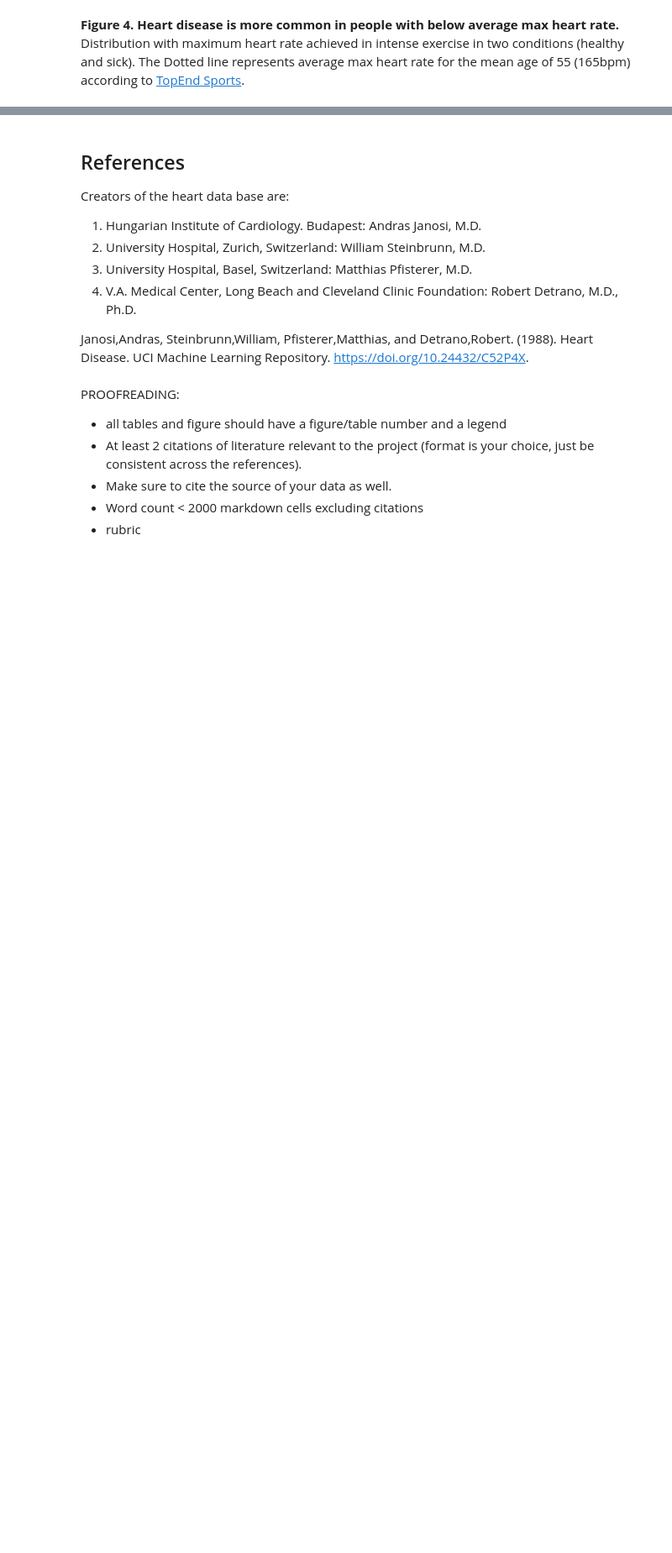
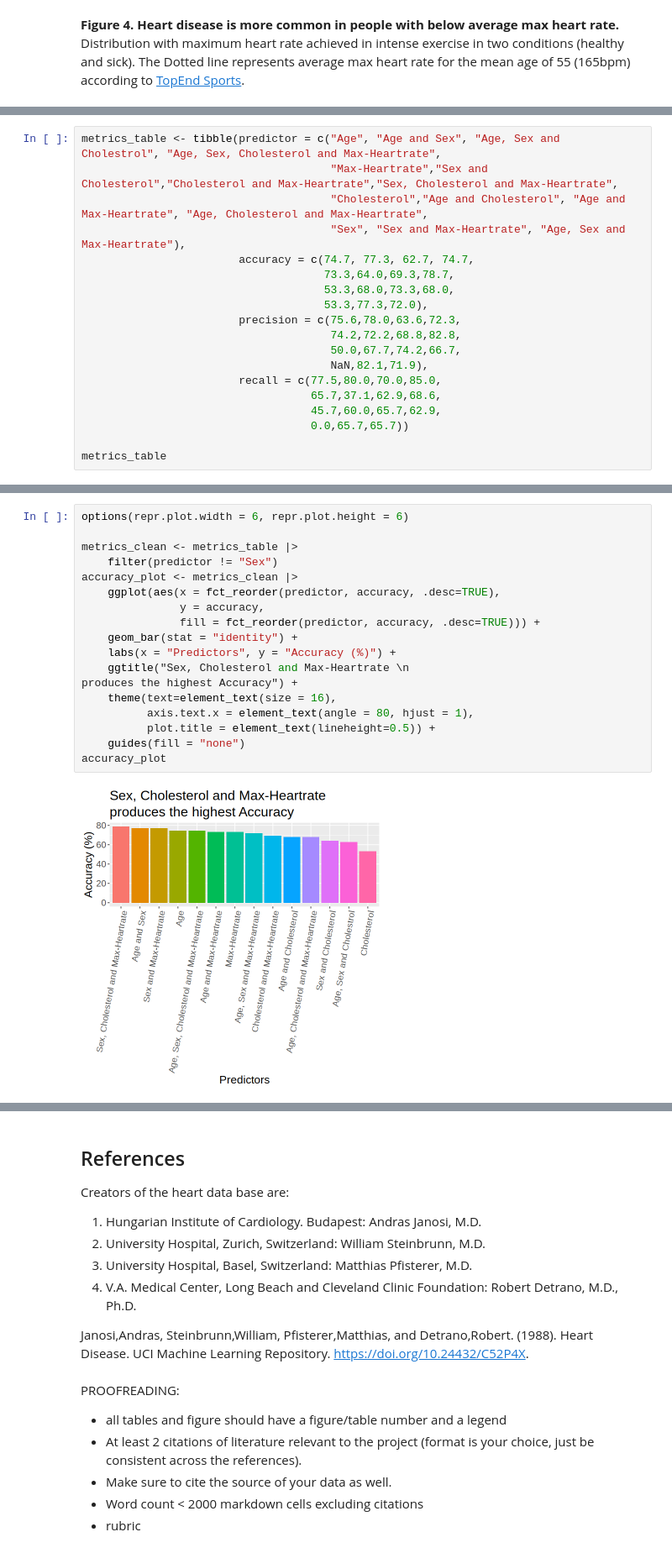
Before and after one commit to Mr-Slope/DSCI-100_Group_Project, a Jupyter notebook: group_report.ipynb, the cells around one changed output, grey strips where cells are left out. Shown at 84% size. Cells and saved outputs as stored; diff of their text form; blank space fills up the shorter version.

```diff
--- a/group_report.ipynb
+++ b/group_report.ipynb
@@ -229,0 +344,19 @@ Show all 3 of Accuracy, Precision & Recall, explain why Recall is more important
+# %%
+metrics_table <- tibble(predictor = c("Age", "Age and Sex", "Age, Sex and Cholestrol", "Age, Sex, Cholesterol and Max-Heartrate",
+                                      "Max-Heartrate","Sex and Cholesterol","Cholesterol and Max-Heartrate","Sex, Cholesterol and Max-Heartrate",
+                                      "Cholesterol","Age and Cholesterol", "Age and Max-Heartrate", "Age, Cholesterol and Max-Heartrate",
+                                      "Sex", "Sex and Max-Heartrate", "Age, Sex and Max-Heartrate"),
+                        accuracy = c(74.7, 77.3, 62.7, 74.7,
+                                     73.3,64.0,69.3,78.7,
+                                     53.3,68.0,73.3,68.0,
+                                     53.3,77.3,72.0),
+                        precision = c(75.6,78.0,63.6,72.3,
+                                      74.2,72.2,68.8,82.8,
+                                      50.0,67.7,74.2,66.7,
+                                      NaN,82.1,71.9),
+                        recall = c(77.5,80.0,70.0,85.0,
+                                   65.7,37.1,62.9,68.6,
+                                   45.7,60.0,65.7,62.9,
+                                   0.0,65.7,65.7))
+
+metrics_table
@@ -229,0 +384,20 @@ Show all 3 of Accuracy, Precision & Recall, explain why Recall is more important
+# %%
+options(repr.plot.width = 6, repr.plot.height = 6)
+
+metrics_clean <- metrics_table |>
+    filter(predictor != "Sex")
+accuracy_plot <- metrics_clean |>
+    ggplot(aes(x = fct_reorder(predictor, accuracy, .desc=TRUE),
+               y = accuracy,
+               fill = fct_reorder(predictor, accuracy, .desc=TRUE))) +
+    geom_bar(stat = "identity") +
+    labs(x = "Predictors", y = "Accuracy (%)") +
+    ggtitle("Sex, Cholesterol and Max-Heartrate \n
+produces the highest Accuracy") +
+    theme(text=element_text(size = 16),
+          axis.text.x = element_text(angle = 80, hjust = 1),
+          plot.title = element_text(lineheight=0.5)) +
+    guides(fill = "none")
+accuracy_plot
+# %% [output]
+[figure, added]
```
Also changed, not shown: parts of 22 cells of this notebook, 3 other files.
